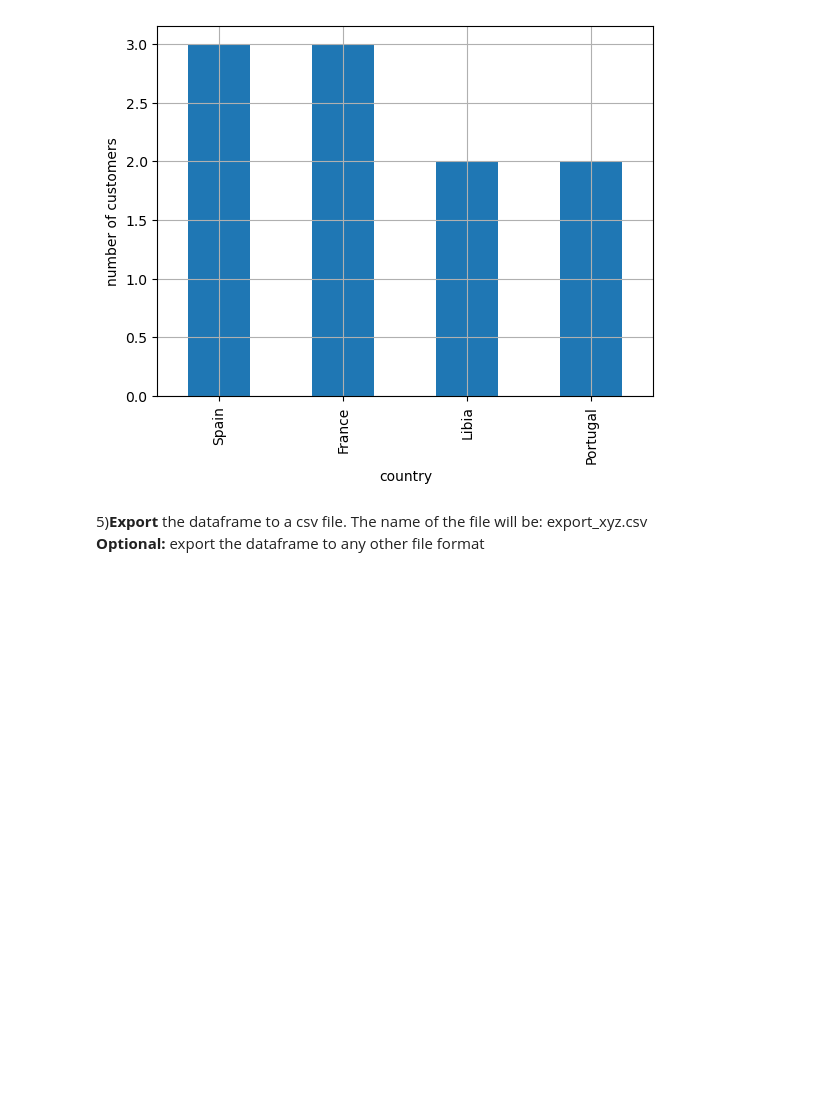
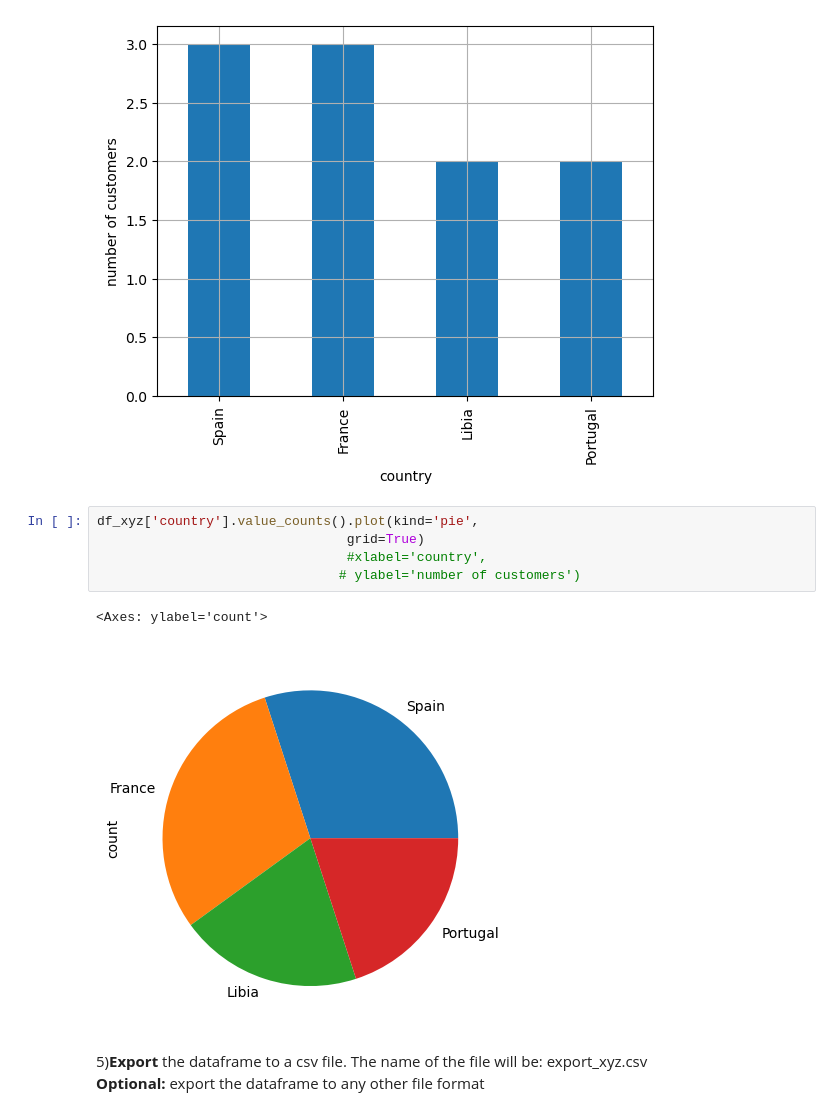
Before and after one commit to intisar2024/master_ITM, a Jupyter notebook: Assesment_M04.ipynb, the cells around one changed output. Cells and saved outputs as stored; diff of their text form; blank space fills up the shorter version.

```diff
--- a/Assesment_M04.ipynb
+++ b/Assesment_M04.ipynb
@@ -223,6 +223,14 @@ df_jvg['country'].value_counts().plot(kind='bar',
 # %% [output]
 <Axes: xlabel='country', ylabel='number of customers'>
 [figure]
+# %%
+df_xyz['country'].value_counts().plot(kind='pie',
+                                grid=True)
+                                #xlabel='country',
+                               # ylabel='number of customers')
+# %% [output]
+<Axes: ylabel='count'>
+[figure, added]
 # %% [markdown]
 5)__Export__ the dataframe to a csv file. The name of the file will be: export_xyz.csv
 __Optional:__ export the dataframe to any other file format
```
